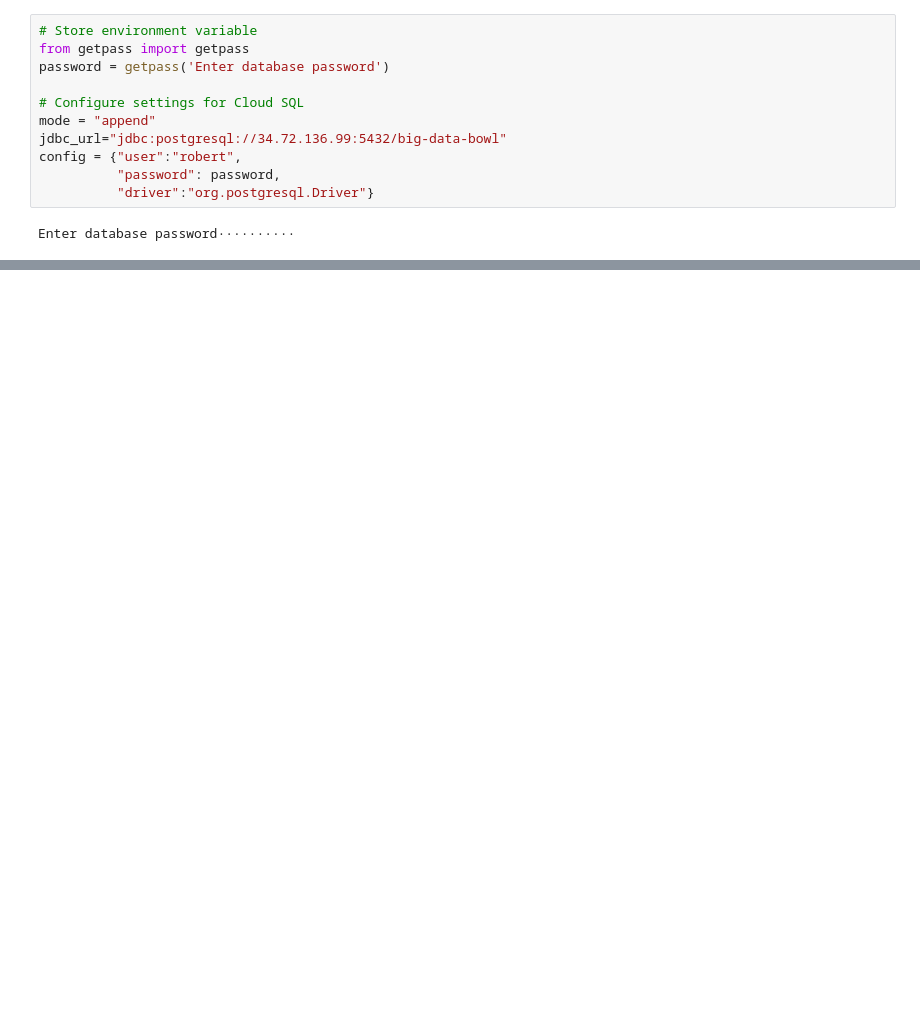
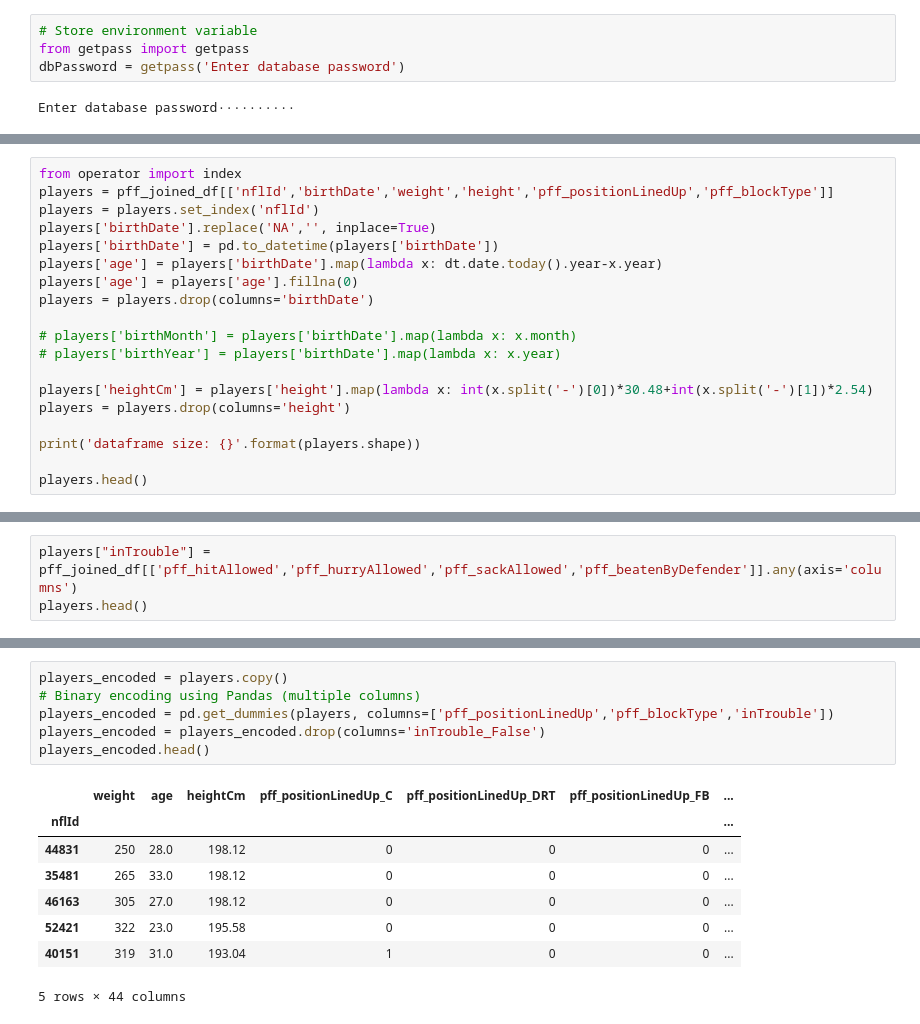
Before and after one commit to DennisKreger/NFL_Performance_Linemen, a Jupyter notebook: database/nfl_big_data_analysis.ipynb, the cells around one changed output, grey strips where cells are left out. Cells and saved outputs as stored; diff of their text form; blank space fills up the shorter version.

```diff
--- a/database/nfl_big_data_analysis.ipynb
+++ b/database/nfl_big_data_analysis.ipynb
@@ -57,13 +12,6 @@ spark = SparkSession.builder.appName("NFL-Big-Data-Analysis").config("spark.driv
 # %%
 # Store environment variable
 from getpass import getpass
-password = getpass('Enter database password')
-
-# Configure settings for Cloud SQL
-mode = "append"
-jdbc_url="jdbc:postgresql://34.72.136.99:5432/big-data-bowl"
-config = {"user":"robert",
-          "password": password,
-          "driver":"org.postgresql.Driver"}
+dbPassword = getpass('Enter database password')
 # %% [output]
 Enter database password··········
@@ -94,0 +111,19 @@ only showing top 20 rows
+# %%
+from operator import index
+players = pff_joined_df[['nflId','birthDate','weight','height','pff_positionLinedUp','pff_blockType']]
+players = players.set_index('nflId')
+players['birthDate'].replace('NA','', inplace=True)
+players['birthDate'] = pd.to_datetime(players['birthDate'])
+players['age'] = players['birthDate'].map(lambda x: dt.date.today().year-x.year)
+players['age'] = players['age'].fillna(0)
+players = players.drop(columns='birthDate')
+
+# players['birthMonth'] = players['birthDate'].map(lambda x: x.month)
+# players['birthYear'] = players['birthDate'].map(lambda x: x.year)
+
+players['heightCm'] = players['height'].map(lambda x: int(x.split('-')[0])*30.48+int(x.split('-')[1])*2.54)
+players = players.drop(columns='height')
+
+print('dataframe size: {}'.format(players.shape))
+
+players.head()
@@ -120,0 +193,3 @@ gb_games_df.show()
+# %%
+players["inTrouble"] = pff_joined_df[['pff_hitAllowed','pff_hurryAllowed','pff_sackAllowed','pff_beatenByDefender']].any(axis='columns')
+players.head()
@@ -120,0 +204,15 @@ gb_games_df.show()
+# %%
+players_encoded = players.copy()
+# Binary encoding using Pandas (multiple columns)
+players_encoded = pd.get_dummies(players, columns=['pff_positionLinedUp','pff_blockType','inTrouble'])
+players_encoded = players_encoded.drop(columns='inTrouble_False')
+players_encoded.head()
+# %% [output]
+|  | weight | age | heightCm | pff_positionLinedUp_C | pff_positionLinedUp_DRT | pff_positionLinedUp_FB | ... |
+| nflId |  |  |  |  |  |  | ... |
+| 44831 | 250 | 28.0 | 198.12 | 0 | 0 | 0 | ... |
+| 35481 | 265 | 33.0 | 198.12 | 0 | 0 | 0 | ... |
+| 46163 | 305 | 27.0 | 198.12 | 0 | 0 | 0 | ... |
+| 52421 | 322 | 23.0 | 195.58 | 0 | 0 | 0 | ... |
+| 40151 | 319 | 31.0 | 193.04 | 1 | 0 | 0 | ... |
+5 rows × 44 columns
```
Also changed, not shown: parts of 27 cells of this notebook, 3 other files.
